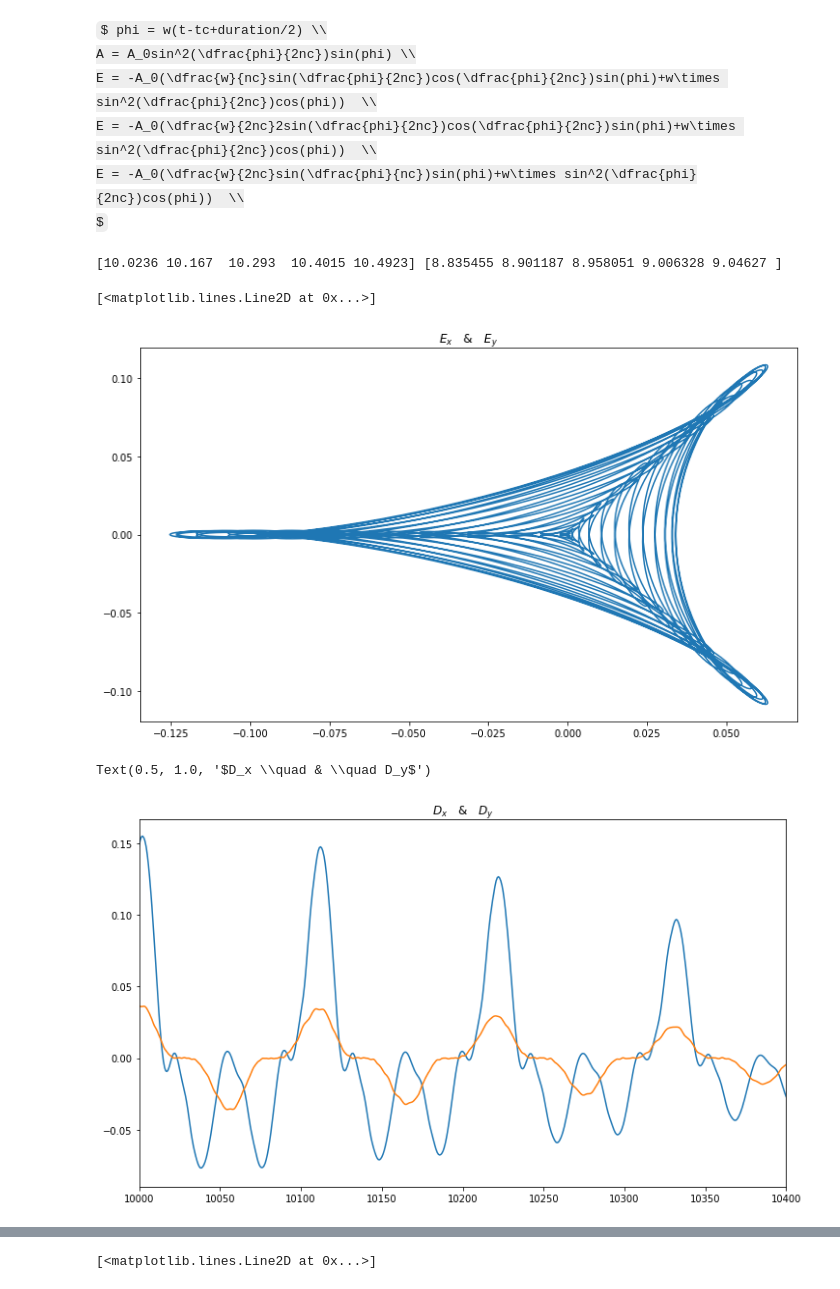
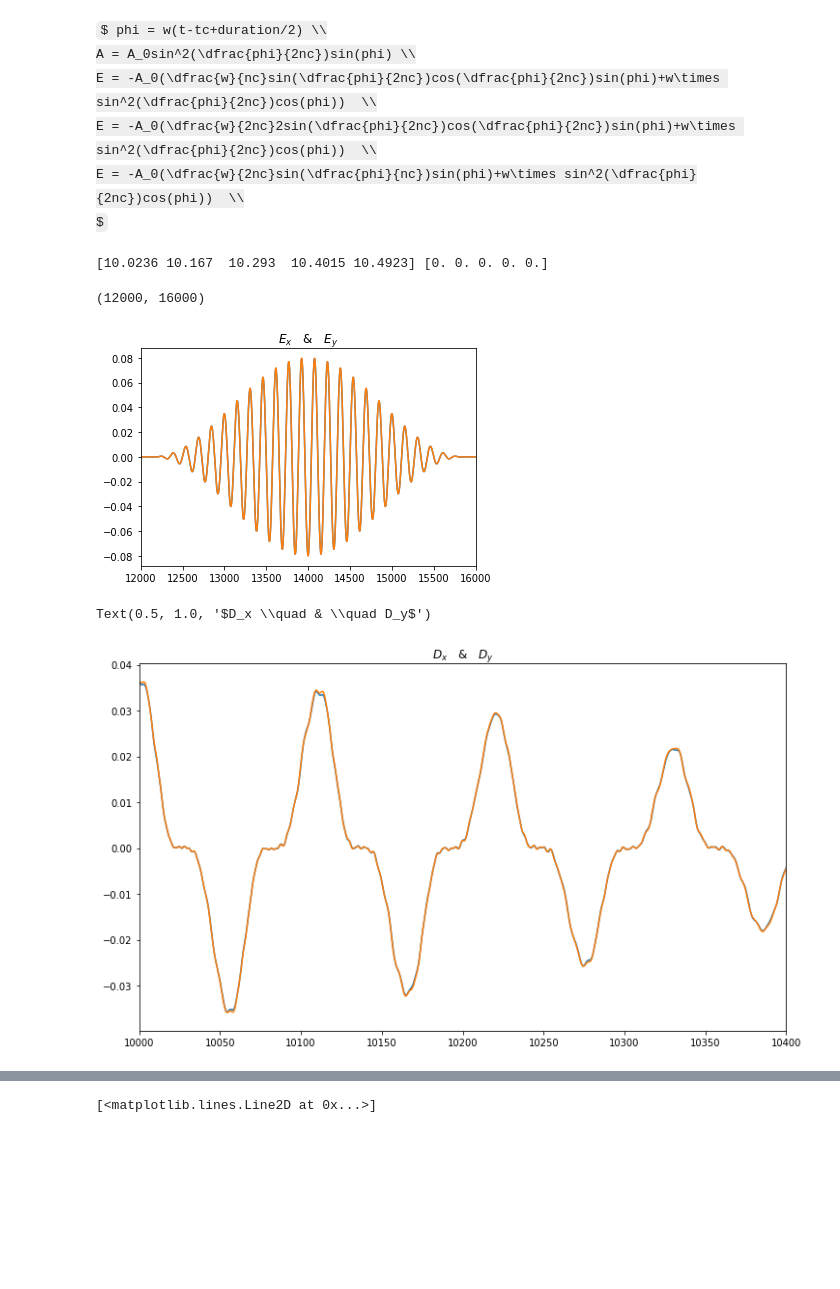
Before and after one commit to hetao2018/Models, a Jupyter notebook: SFA_cb/Plot-Copy1.ipynb, the cells around one changed output, grey strips where cells are left out. Cells and saved outputs as stored; diff of their text form; code cells hidden in the pictures; some formulas as TeX source; blank space fills up the shorter version.

```diff
--- a/SFA_cb/Plot-Copy1.ipynb
+++ b/SFA_cb/Plot-Copy1.ipynb
@@ -17,7 +19,7 @@ Up0
 # %% [output]
 2.1410957217605415
 # %%
-data = loadtxt('./HHG_0.dat' )
+data = loadtxt('./HHG_0_0.dat' )
 time, Ex, Ey, Ax, Ay, Dx, Dy, intA1x, intA1y = data [:, 0], data[:, 1], data[:, 2], data[:, 3], data[:, 4], data[:, 5], data[:, 6], data[:, 7], data[:, 8]
 # %%
 data1 = loadtxt('../HHG_LBY/sfa-mono/data.dat')
@@ -30,27 +32,27 @@ E = -A_0(\dfrac{w}{2nc}2sin(\dfrac{phi}{2nc})cos(\dfrac{phi}{2nc})sin(phi)+w\tim
 E = -A_0(\dfrac{w}{2nc}sin(\dfrac{phi}{nc})sin(phi)+w\times sin^2(\dfrac{phi}{2nc})cos(phi))  \\
 $
 # %%
-figure(figsize=(12,7))
-# plot(Ex)
-# plot(Ex1)
+# figure(figsize=(12,7))
+plot(Ey)
+plot(Ex1)
 print(intA1[14995:15000],intA1x[14995:15000])
 title('$E_x \quad & \quad E_y$')
-plot(Ex,Ey)
+# plot(Ex,Ey)
 # plot(Ax,Ay)
-# xlim(12000,16000)
+xlim(12000,16000)
 # %% [output]
-[10.0236 10.167  10.293  10.4015 10.4923] [8.835455 8.901187 8.958051 9.006328 9.04627 ]
+[10.0236 10.167  10.293  10.4015 10.4923] [0. 0. 0. 0. 0.]
-[<matplotlib.lines.Line2D at 0x...>]
+(12000, 16000)
-[figure, old version]
+[figure, new version]
 # %%
 figure(figsize=(12,7))
-plot(time, Dx)
+plot(time, Dy)
 plot(time1, D_real)
 xlim(10000,10400)
 title('$D_x \quad & \quad D_y$')
 # %% [output]
 Text(0.5, 1.0, '$D_x \\quad & \\quad D_y$')
-[figure, old version]
+[figure, new version]
 # %%
 plot(time, Dx)
 plot(time, Dy)
```
Also changed, not shown: parts of 6 cells of this notebook, 4 other files.
